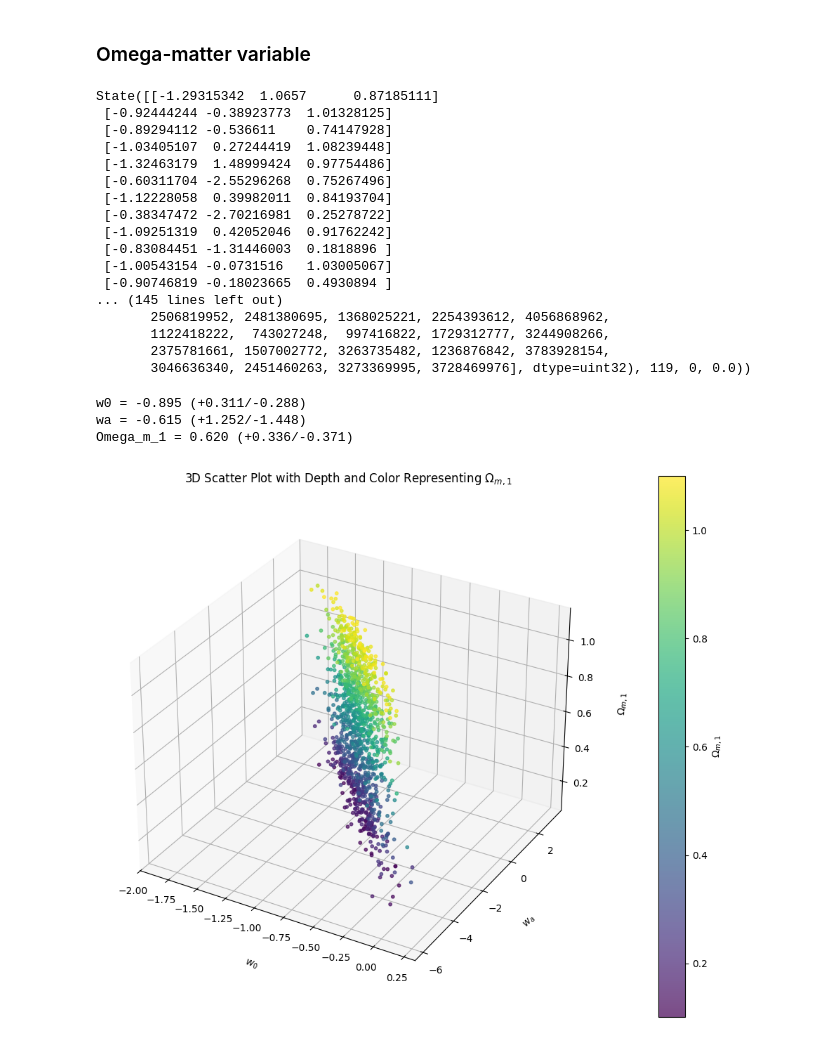
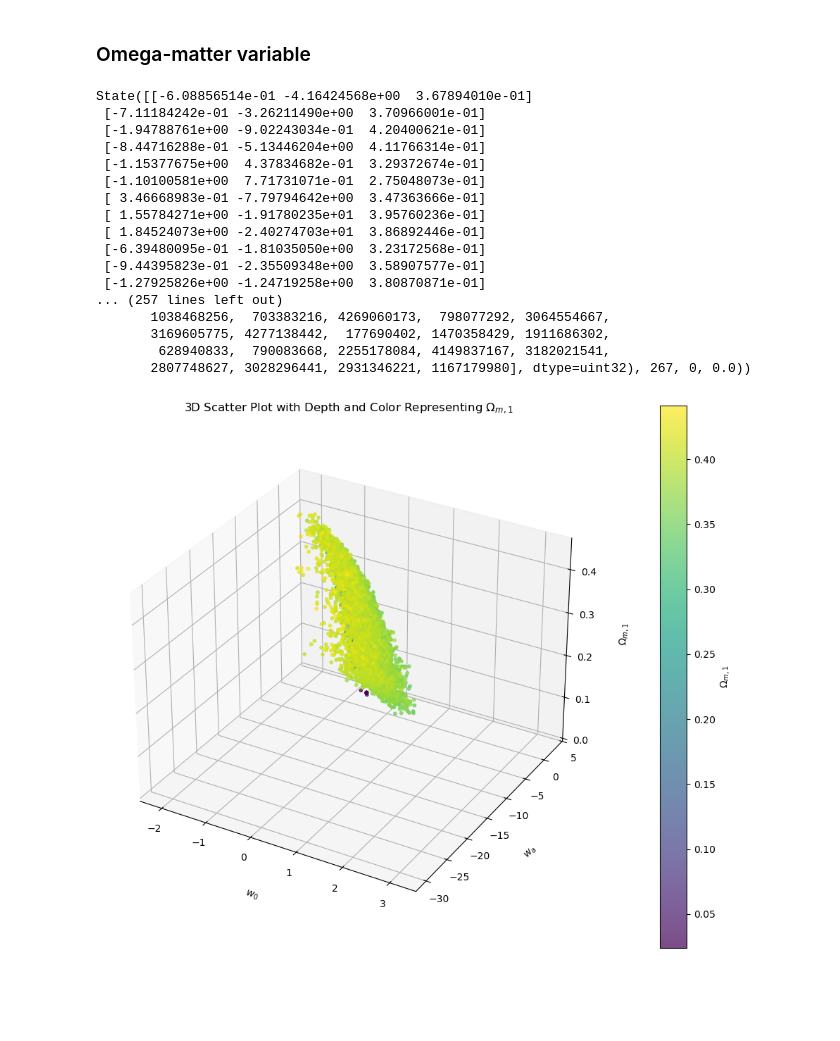
Before and after one commit to lbarazza/Cosmo-1, a Jupyter notebook: assignment2_clean.ipynb, the cells around one changed output. Saved outputs shown, nothing was run; the diff lists cells and outputs as text; code cells hidden in the pictures; blank space fills up the shorter version.

```diff
--- a/assignment2_clean.ipynb
+++ b/assignment2_clean.ipynb
@@ -296,8 +348,8 @@ Min Chi² Sample:
 # %% [markdown]
 ### Omega-matter variable
 # %%
-hubble_fit_func_4 = lambda z, w0, wa, Omega_m_1, Omega_de_1: hubble(z=z, w0=w0, wa=wa, H0=H0, Omega_m=Omega_m, Omega_de=Omega_de)
-dA_fit_func_4     = lambda z, w0, wa, Omega_m_1, Omega_de_1: angular_diameter_distance(z_array=z, w0=w0, wa=wa, H0=H0, Omega_m=Omega_m, Omega_de=Omega_de, c=c)
+hubble_fit_func_4 = lambda z, w0, wa, Omega_m_1, Omega_de_1: hubble(z=z, w0=w0, wa=wa, H0=H0, Omega_m=Omega_m_1, Omega_de=Omega_de_1)
+dA_fit_func_4     = lambda z, w0, wa, Omega_m_1, Omega_de_1: angular_diameter_distance(z_array=z, w0=w0, wa=wa, H0=H0, Omega_m=Omega_m_1, Omega_de=Omega_de_1, c=c)
 # %%
 def log_likelihood_4(theta):
     w0, wa, Omega_m_1 = theta
@@ -312,7 +364,8 @@ def log_likelihood_4(theta):
 # Define prior (uniform distribution within search area)
 def log_prior_4(theta):
     w0, wa, Omega_m_1 = theta
-    if -5 < w0 < 1 and -6 < wa < 5 and 0.1< Omega_m_1 < 1.1: # search area
+    if -5 < w0 < 4 and -30 < wa < 5 and 0.0< Omega_m_1 < 1.1: # search area
+    # if -10 < w0 < 10 and -50 < wa < 50 and -5< Omega_m_1 < 5:
         return 0.0  # flat prior = constant log prior
     return -np.inf  # log(0), SET TO 0 FOR UNBOUNDED SEARCH
 
@@ -324,8 +377,8 @@ def log_posterior_4(theta):
 # %%
 # Params
 ndim = 3
-nwalkers = 32
-nsteps = 500
+nwalkers = 128#32
+nsteps = 1000
 
 # Initial guess
 p0 = np.array([-1.0, 0.0, 0.7])
@@ -335,66 +388,50 @@ initial_positions = p0 + 1e-2 * np.random.randn(nwalkers, ndim)
 sampler = emcee.EnsembleSampler(nwalkers, ndim, log_posterior_4)
 sampler.run_mcmc(initial_positions, nsteps, progress=True)
 # %% [output]
-State([[-1.29315342  1.0657      0.87185111]
- [-0.92444244 -0.38923773  1.01328125]
- [-0.89294112 -0.536611    0.74147928]
- [-1.03405107  0.27244419  1.08239448]
- [-1.32463179  1.48999424  0.97754486]
- [-0.60311704 -2.55296268  0.75267496]
- [-1.12228058  0.39982011  0.84193704]
- [-0.38347472 -2.70216981  0.25278722]
- [-1.09251319  0.42052046  0.91762242]
- [-0.83084451 -1.31446003  0.1818896 ]
- [-1.00543154 -0.0731516   1.03005067]
- [-0.90746819 -0.18023665  0.4930894 ]
-... (145 lines left out)
-       2506819952, 2481380695, 1368025221, 2254393612, 4056868962,
-       1122418222,  743027248,  997416822, 1729312777, 3244908266,
-       2375781661, 1507002772, 3263735482, 1236876842, 3783928154,
-       3046636340, 2451460263, 3273369995, 3728469976], dtype=uint32), 119, 0, 0.0))
+State([[-6.08856514e-01 -4.16424568e+00  3.67894010e-01]
+ [-7.11184242e-01 -3.26211490e+00  3.70966001e-01]
+ [-1.94788761e+00 -9.02243034e-01  4.20400621e-01]
+ [-8.44716288e-01 -5.13446204e+00  4.11766314e-01]
+ [-1.15377675e+00  4.37834682e-01  3.29372674e-01]
+ [-1.10100581e+00  7.71731071e-01  2.75048073e-01]
+ [ 3.46668983e-01 -7.79794642e+00  3.47363666e-01]
+ [ 1.55784271e+00 -1.91780235e+01  3.95760236e-01]
+ [ 1.84524073e+00 -2.40274703e+01  3.86892446e-01]
+ [-6.39480095e-01 -1.81035050e+00  3.23172568e-01]
+ [-9.44395823e-01 -2.35509348e+00  3.58907577e-01]
+ [-1.27925826e+00 -1.24719258e+00  3.80870871e-01]
+... (257 lines left out)
+       1038468256,  703383216, 4269060173,  798077292, 3064554667,
+       3169605775, 4277138442,  177690402, 1470358429, 1911686302,
+        628940833,  790083668, 2255178084, 4149837167, 3182021541,
+       2807748627, 3028296441, 2931346221, 1167179980], dtype=uint32), 267, 0, 0.0))
 # %%
-from mpl_toolkits.mplot3d import Axes3D
-import matplotlib.pyplot as plt
-
 # Extract the samples
-samples = sampler.get_chain(discard=100, thin=10, flat=True)
-
-# Compute percentiles for w0, wa, and Omega_m_1
-w0_16, w0_50, w0_84 = np.percentile(samples[:, 0], [16, 50, 84])
-wa_16, wa_50, wa_84 = np.percentile(samples[:, 1], [16, 50, 84])
-Omega_m_1_16, Omega_m_1_50, Omega_m_1_84 = np.percentile(samples[:, 2], [16, 50, 84])
-
-# Print results
-print(f"w0 = {w0_50:.3f} (+{w0_84 - w0_50:.3f}/-{w0_50 - w0_16:.3f})")
-print(f"wa = {wa_50:.3f} (+{wa_84 - wa_50:.3f}/-{wa_50 - wa_16:.3f})")
-print(f"Omega_m_1 = {Omega_m_1_50:.3f} (+{Omega_m_1_84 - Omega_m_1_50:.3f}/-{Omega_m_1_50 - Omega_m_1_16:.3f})")
+samples = sampler.get_chain(discard=400, thin=10, flat=True)
 
 # Create a 3D scatter plot
 fig = plt.figure(figsize=(12, 10))
 ax = fig.add_subplot(111, projection='3d')
 
 # Scatter plot of the samples with color representing Omega_m_1
 sc = ax.scatter(
     samples[:, 0], samples[:, 1], samples[:, 2],
     c=samples[:, 2], cmap='viridis', s=10, alpha=0.7, depthshade=True
 )
 
 # Add a colorbar to indicate the scale of Omega_m_1
 cbar = fig.colorbar(sc, ax=ax, pad=0.1)
 cbar.set_label(r"$\Omega_{m,1}$")
 
 # Label the axes
 ax.set_xlabel(r"$w_0$", labelpad=15)
 ax.set_ylabel(r"$w_a$", labelpad=15)
 ax.set_zlabel(r"$\Omega_{m,1}$", labelpad=15)
 
 # Add a title
 ax.set_title("3D Scatter Plot with Depth and Color Representing $\Omega_{m,1}$", pad=20)
 
 # Show the plot
 plt.show()
 # %% [output]
-w0 = -0.895 (+0.311/-0.288)
-wa = -0.615 (+1.252/-1.448)
-Omega_m_1 = 0.620 (+0.336/-0.371)
-[figure, old version]
+[figure, new version]
```
Also changed, not shown: parts of 21 cells of this notebook.
